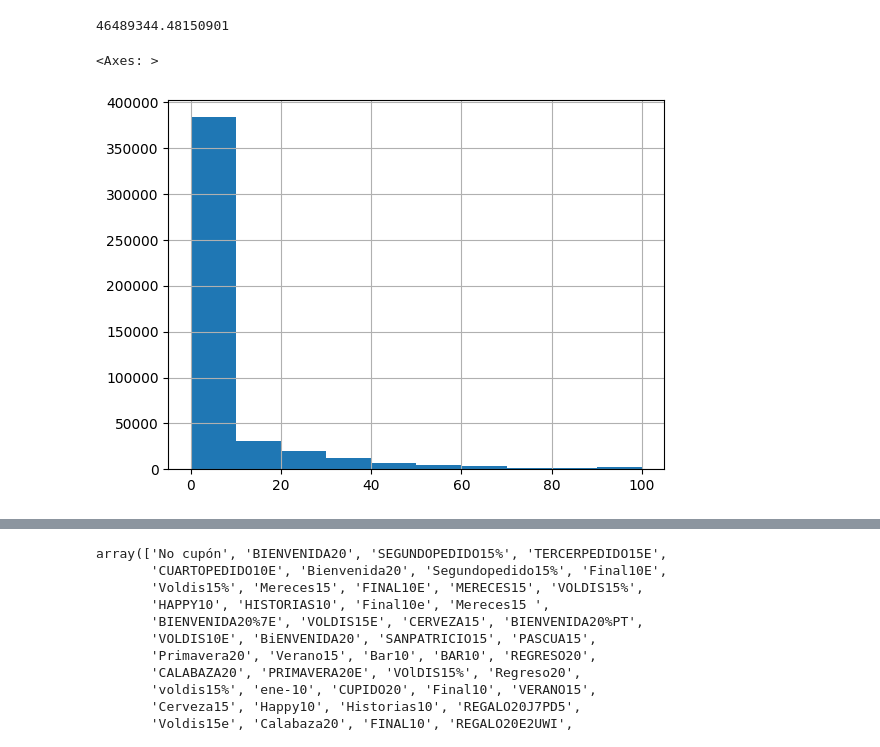
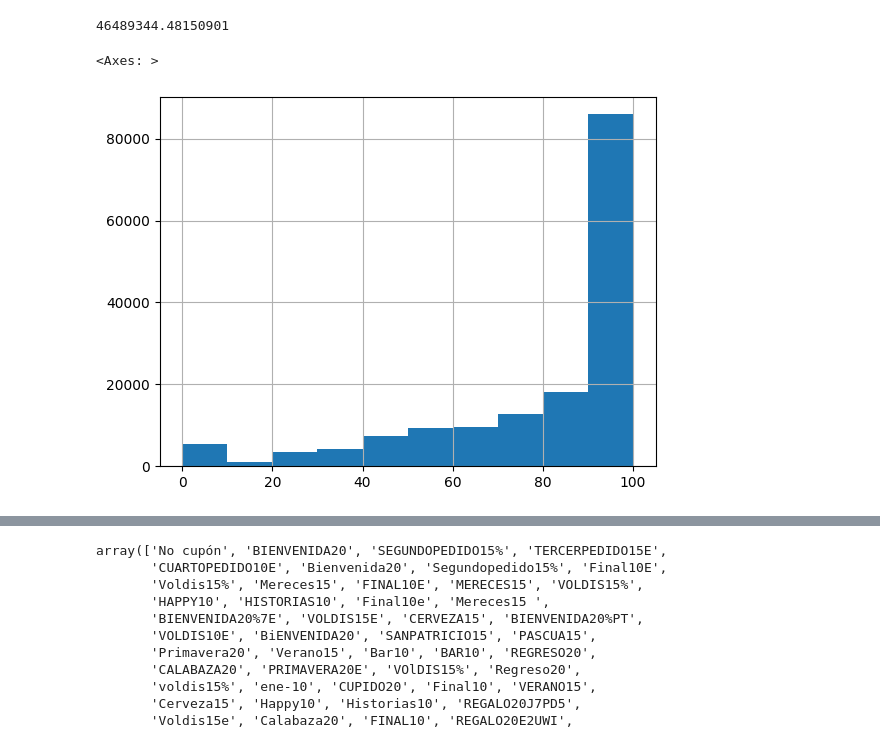
Before and after one commit to MahouECommerce/ml-eficiencia-comercial, a Jupyter notebook: 02_Descriptivo_Segmentacion.ipynb, the cells around one changed output, grey strips where cells are left out. Drawn from its saved outputs; the diff is of its cells as text; code cells hidden in the pictures.

Commit message:
update: agregado cambio de segmentación en dormidos y optimos cambio de variable PCTcouponUsed

```diff
--- a/02_Descriptivo_Segmentacion.ipynb
+++ b/02_Descriptivo_Segmentacion.ipynb
@@ -40,7 +80,7 @@ df_resultado['Sellout'].sum()
 # %% [output]
 46489344.48150901
 # %%
-order_detail_sorted['PctgCouponUsed'].hist()
+df_pdvs_online['PctgCouponUsed'].hist()
 # %% [output]
 <Axes: >
-[figure, old version]
+[figure, new version]
```
Also changed, not shown: parts of 17 cells of this notebook, 2 other files.
